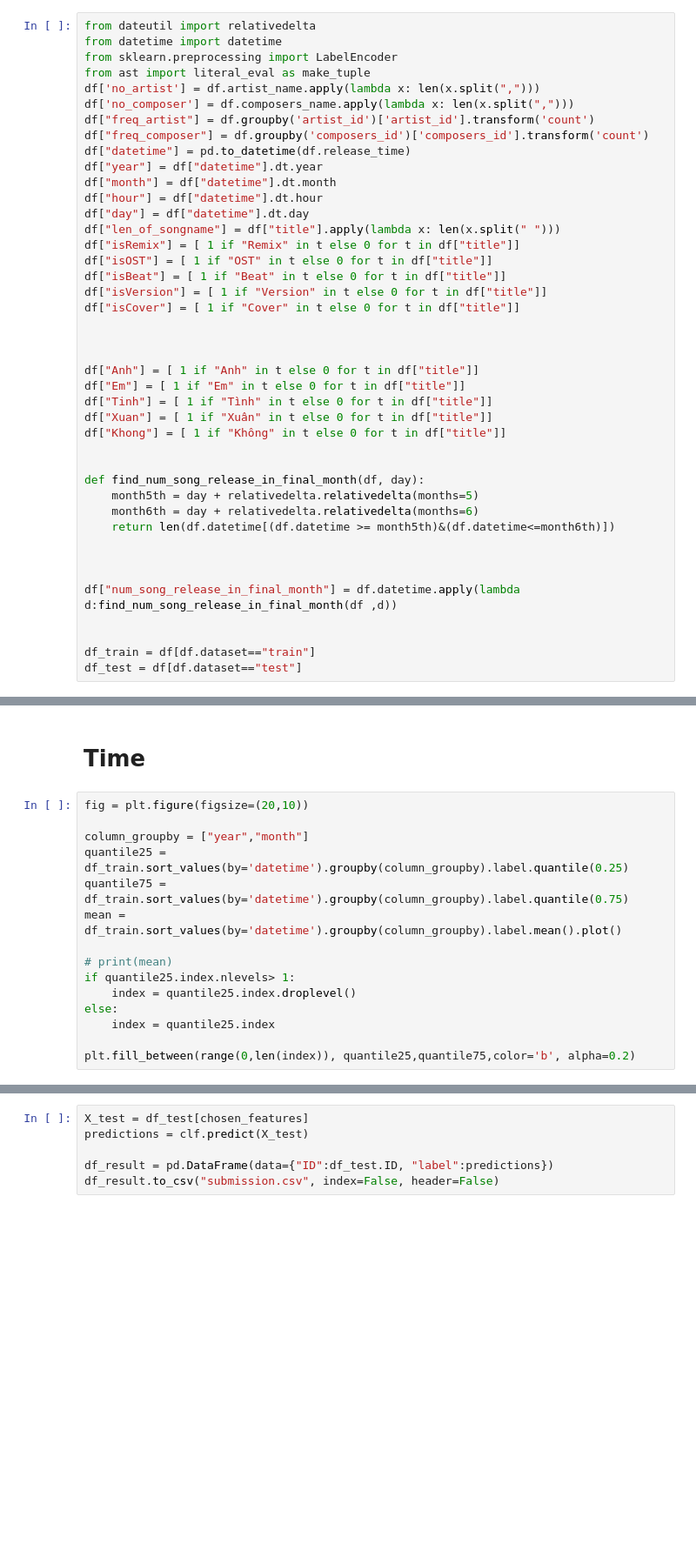
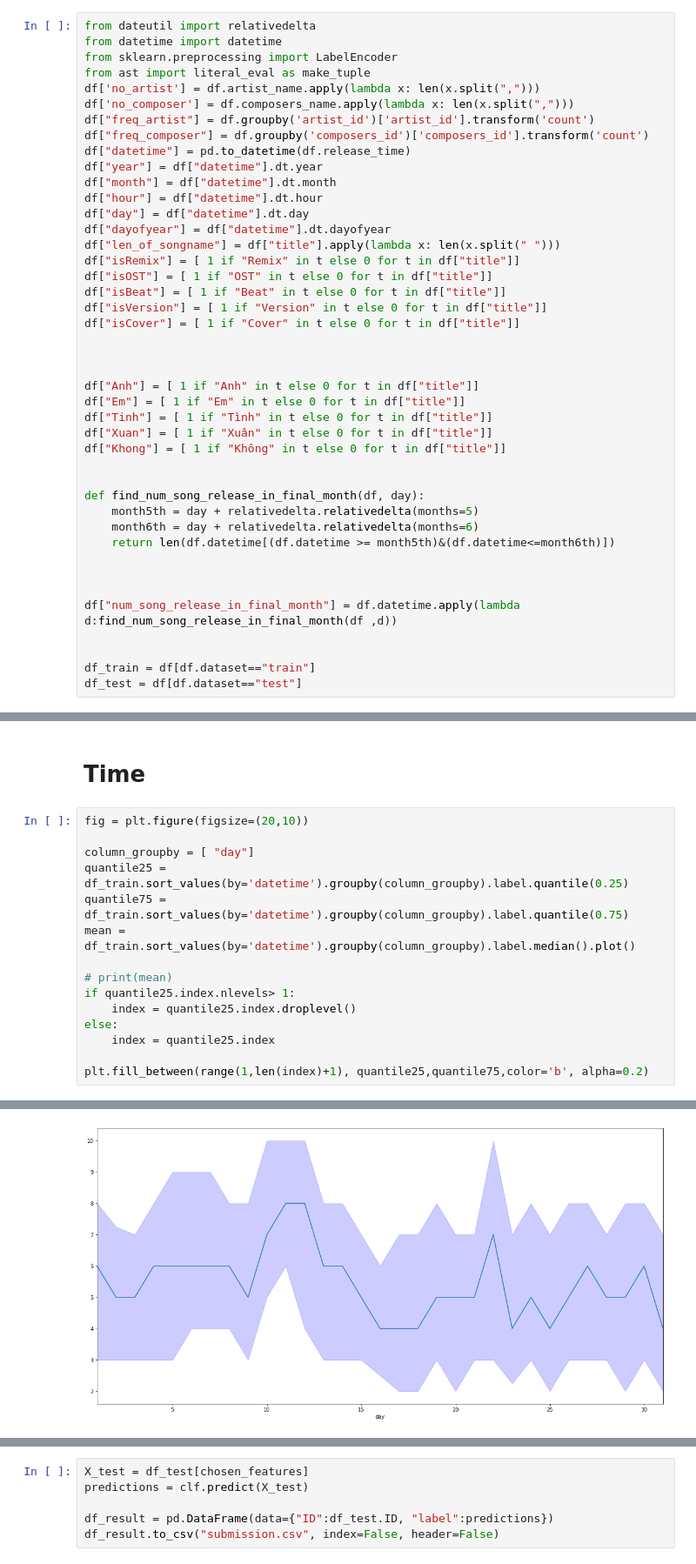
Before and after one commit to vuthede/zalo-hit-song-prediction, a Jupyter notebook: analysis/analysis.ipynb, the cells around one changed output, grey strips where cells are left out. Shown at 87% size. Saved outputs shown, nothing was run; the diff lists cells and outputs as text; blank space fills up the shorter version.

```diff
--- a/analysis/analysis.ipynb
+++ b/analysis/analysis.ipynb
@@ -279,6 +299,7 @@ df["year"] = df["datetime"].dt.year
 df["month"] = df["datetime"].dt.month
 df["hour"] = df["datetime"].dt.hour
 df["day"] = df["datetime"].dt.day
+df["dayofyear"] = df["datetime"].dt.dayofyear
 df["len_of_songname"] = df["title"].apply(lambda x: len(x.split(" ")))
 df["isRemix"] = [ 1 if "Remix" in t else 0 for t in df["title"]]
 df["isOST"] = [ 1 if "OST" in t else 0 for t in df["title"]]
@@ -505,10 +538,10 @@ sns.violinplot(x="freq_composer",y="label", data=df_train, ax=ax[1])
 # %%
 fig = plt.figure(figsize=(20,10))
 
-column_groupby = ["year","month"]
+column_groupby = [ "day"]
 quantile25 = df_train.sort_values(by='datetime').groupby(column_groupby).label.quantile(0.25)
 quantile75 = df_train.sort_values(by='datetime').groupby(column_groupby).label.quantile(0.75)
-mean = df_train.sort_values(by='datetime').groupby(column_groupby).label.mean().plot()
+mean = df_train.sort_values(by='datetime').groupby(column_groupby).label.median().plot()
 
 # print(mean)
 if quantile25.index.nlevels> 1:
@@ -516,4 +549,5 @@ if quantile25.index.nlevels> 1:
 else:
     index = quantile25.index
 
-plt.fill_between(range(0,len(index)), quantile25,quantile75,color='b', alpha=0.2)
+plt.fill_between(range(1,len(index)+1), quantile25,quantile75,color='b', alpha=0.2)
+# %% [output]
@@ -519,0 +555 @@ plt.fill_between(range(0,len(index)), quantile25,quantile75,color='b', alpha=0.2
+[figure, added]
```
Also changed, not shown: parts of 26 cells of this notebook, 4 other files.
